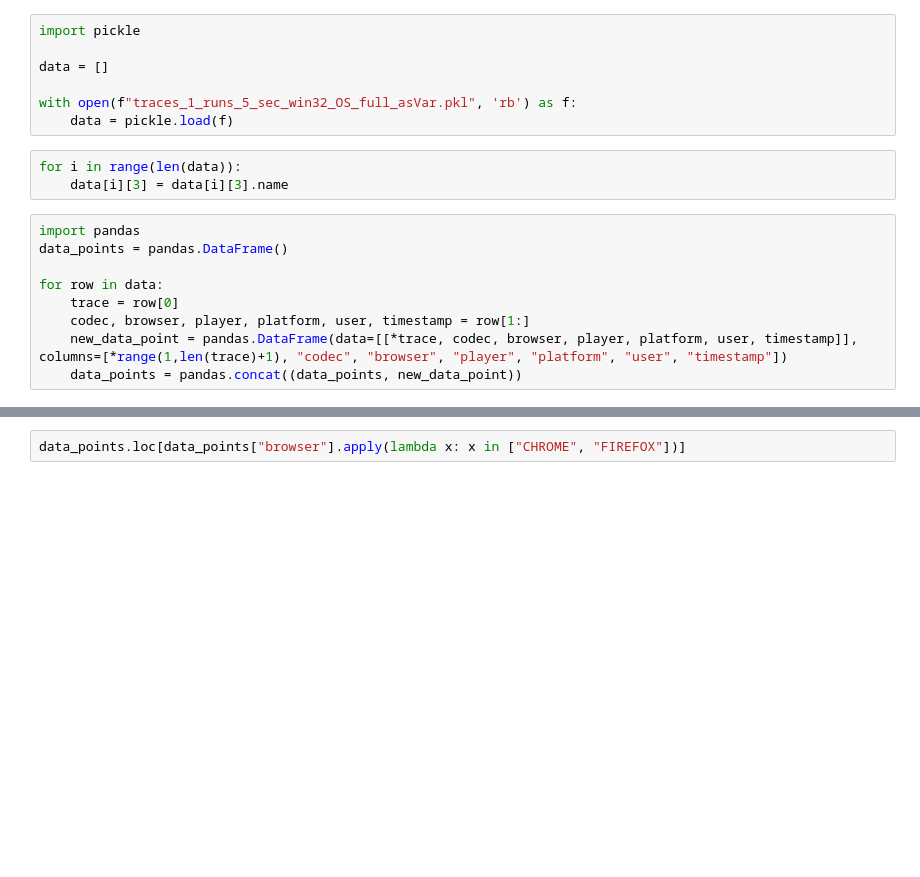
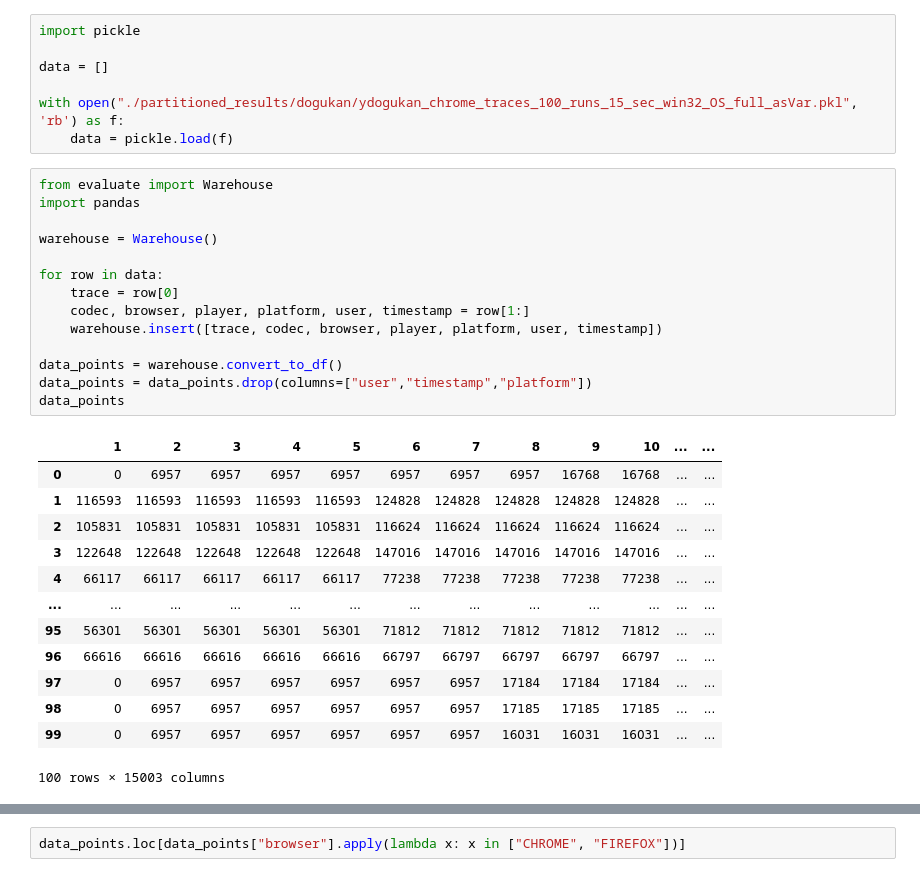
Before and after one commit to jackcook/bigger-fish, a Jupyter notebook: hey.ipynb, the cells around one changed output, grey strips where cells are left out. Cells and saved outputs as stored; diff of their text form; blank space fills up the shorter version.

```diff
--- a/hey.ipynb
+++ b/hey.ipynb
@@ -3,17 +3,33 @@ import pickle
 
 data = []
 
-with open(f"traces_1_runs_5_sec_win32_OS_full_asVar.pkl", 'rb') as f:
+with open("./partitioned_results/dogukan/ydogukan_chrome_traces_100_runs_15_sec_win32_OS_full_asVar.pkl", 'rb') as f:
     data = pickle.load(f)
-# %%
-for i in range(len(data)):
-    data[i][3] = data[i][3].name
 # %%
+from evaluate import Warehouse
 import pandas
-data_points = pandas.DataFrame()
+
+warehouse = Warehouse()
 
 for row in data:
     trace = row[0]
     codec, browser, player, platform, user, timestamp = row[1:]
-    new_data_point = pandas.DataFrame(data=[[*trace, codec, browser, player, platform, user, timestamp]], columns=[*range(1,len(trace)+1), "codec", "browser", "player", "platform", "user", "timestamp"])
-    data_points = pandas.concat((data_points, new_data_point))
+    warehouse.insert([trace, codec, browser, player, platform, user, timestamp])
+
+data_points = warehouse.convert_to_df()
+data_points = data_points.drop(columns=["user","timestamp","platform"])
+data_points
+# %% [output]
+|  | 1 | 2 | 3 | 4 | 5 | 6 | 7 | 8 | 9 | 10 | ... | ... |
+| 0 | 0 | 6957 | 6957 | 6957 | 6957 | 6957 | 6957 | 6957 | 16768 | 16768 | ... | ... |
+| 1 | 116593 | 116593 | 116593 | 116593 | 116593 | 124828 | 124828 | 124828 | 124828 | 124828 | ... | ... |
+| 2 | 105831 | 105831 | 105831 | 105831 | 105831 | 116624 | 116624 | 116624 | 116624 | 116624 | ... | ... |
+| 3 | 122648 | 122648 | 122648 | 122648 | 122648 | 147016 | 147016 | 147016 | 147016 | 147016 | ... | ... |
+| 4 | 66117 | 66117 | 66117 | 66117 | 66117 | 77238 | 77238 | 77238 | 77238 | 77238 | ... | ... |
+| ... | ... | ... | ... | ... | ... | ... | ... | ... | ... | ... | ... | ... |
+| 95 | 56301 | 56301 | 56301 | 56301 | 56301 | 71812 | 71812 | 71812 | 71812 | 71812 | ... | ... |
+| 96 | 66616 | 66616 | 66616 | 66616 | 66616 | 66797 | 66797 | 66797 | 66797 | 66797 | ... | ... |
+| 97 | 0 | 6957 | 6957 | 6957 | 6957 | 6957 | 6957 | 17184 | 17184 | 17184 | ... | ... |
+| 98 | 0 | 6957 | 6957 | 6957 | 6957 | 6957 | 6957 | 17185 | 17185 | 17185 | ... | ... |
+| 99 | 0 | 6957 | 6957 | 6957 | 6957 | 6957 | 6957 | 16031 | 16031 | 16031 | ... | ... |
+100 rows × 15003 columns
```
Also changed, not shown: parts of 1 cell of this notebook, 6 other files.
